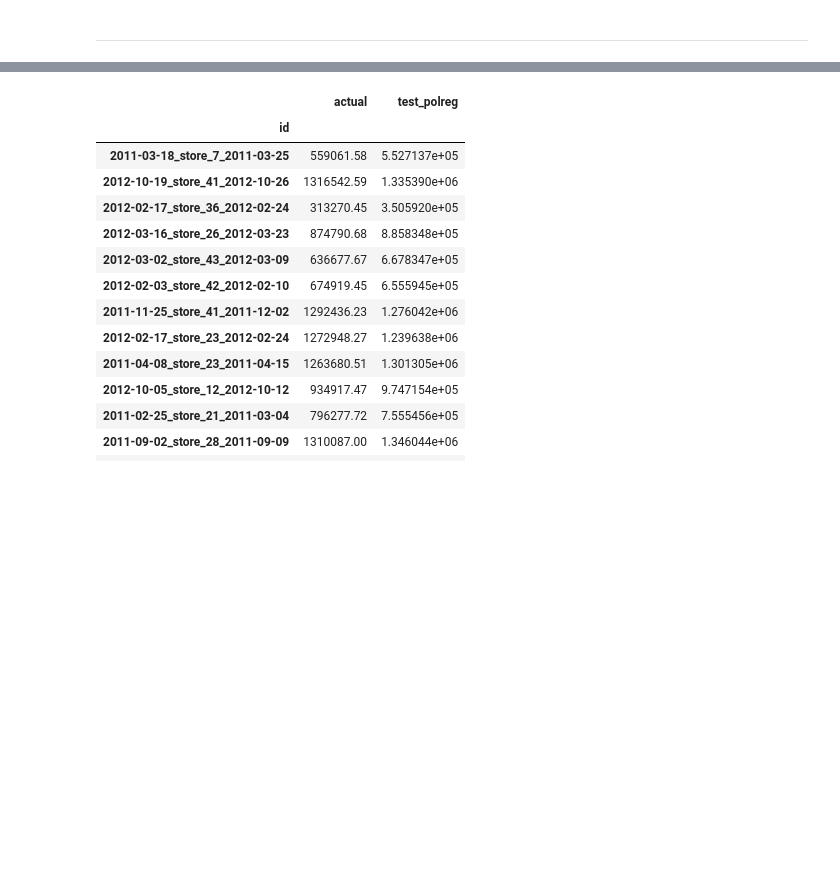
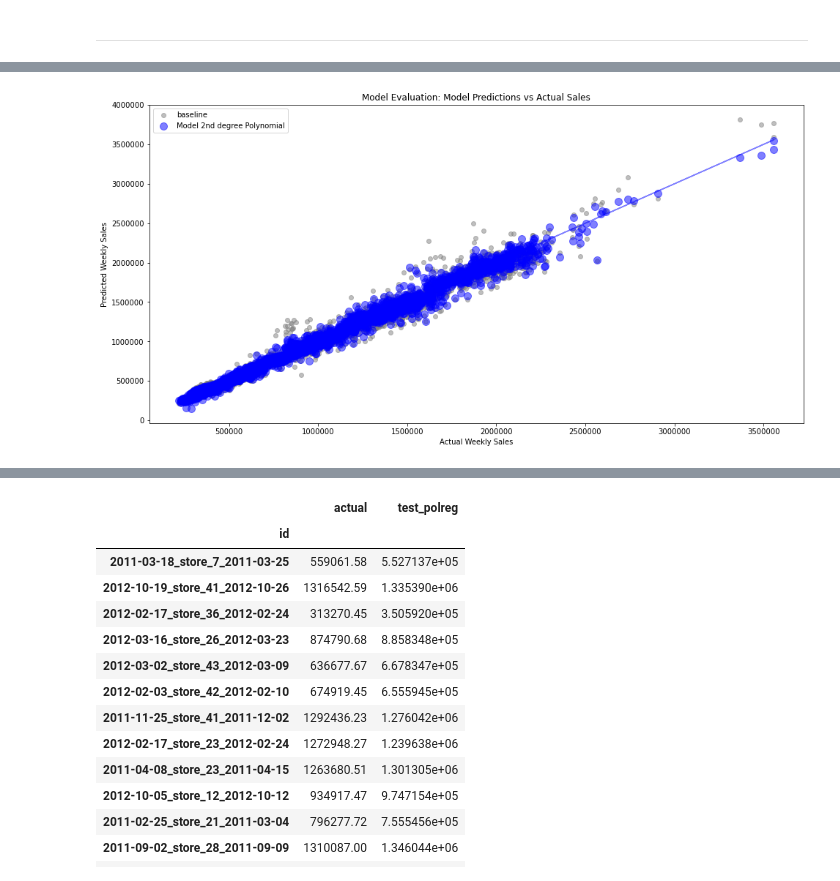
Before and after one commit to Attention-Walmart-Shoppers/capstone, a Jupyter notebook: model.ipynb, the cells around one changed output, grey strips where cells are left out. Drawn from its saved outputs; the diff is of its cells as text; code cells hidden in the pictures; blank space fills up the shorter version.

```diff
--- a/model.ipynb
+++ b/model.ipynb
@@ -601,0 +651,23 @@ ___________________________________
+# %%
+# y_validate.head()
+plt.figure(figsize=(16,8))
+plt.scatter(y_train_df.actual, y_train_df.last_year_baseline, alpha=.5, color="gray", label='baseline')
+plt.annotate("Baseline: last_year_", (16, 9.5))
+plt.plot(y_train_df.actual, y_train_df.actual, alpha=.5, color="blue", label='_nolegend_')
+plt.annotate("The Ideal Line: Predicted = Actual", (.5, 3.5), rotation=15.5)
+
+# plt.scatter(y_train_df.actual, y_train_df.modelOLS,
+#             alpha=.5, color="red", s=100, label="Model: LinearRegression")
+#plt.scatter(y_train_df.actual, y_train_df.modelLasso,
+#            alpha=.5, color="yellow", s=100, label="Model: LASSO LARS")
+plt.scatter(y_train_df.actual, y_train_df.pol3_RFE,
+            alpha=.5, color="blue", s=100, label="Model 2nd degree Polynomial")
+plt.legend()
+plt.xlabel("Actual Weekly Sales")
+plt.ylabel("Predicted Weekly Sales")
+plt.title("Model Evaluation: Model Predictions vs Actual Sales")
+#plt.xticks(rotation=45)
+plt.ticklabel_format(style = 'plain')
+plt.show()
+# %% [output]
+[figure, added]
```
Also changed, not shown: parts of 29 cells of this notebook, 1 other file.
